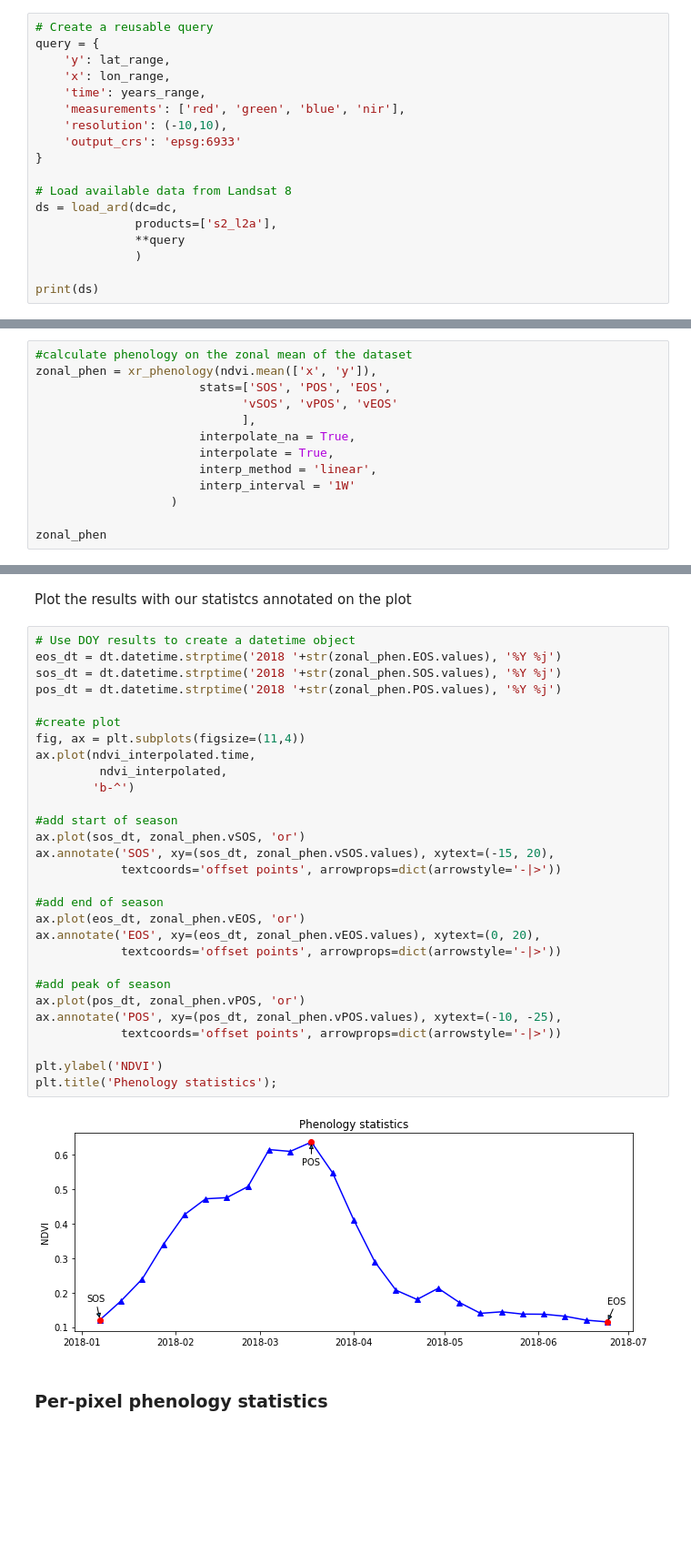
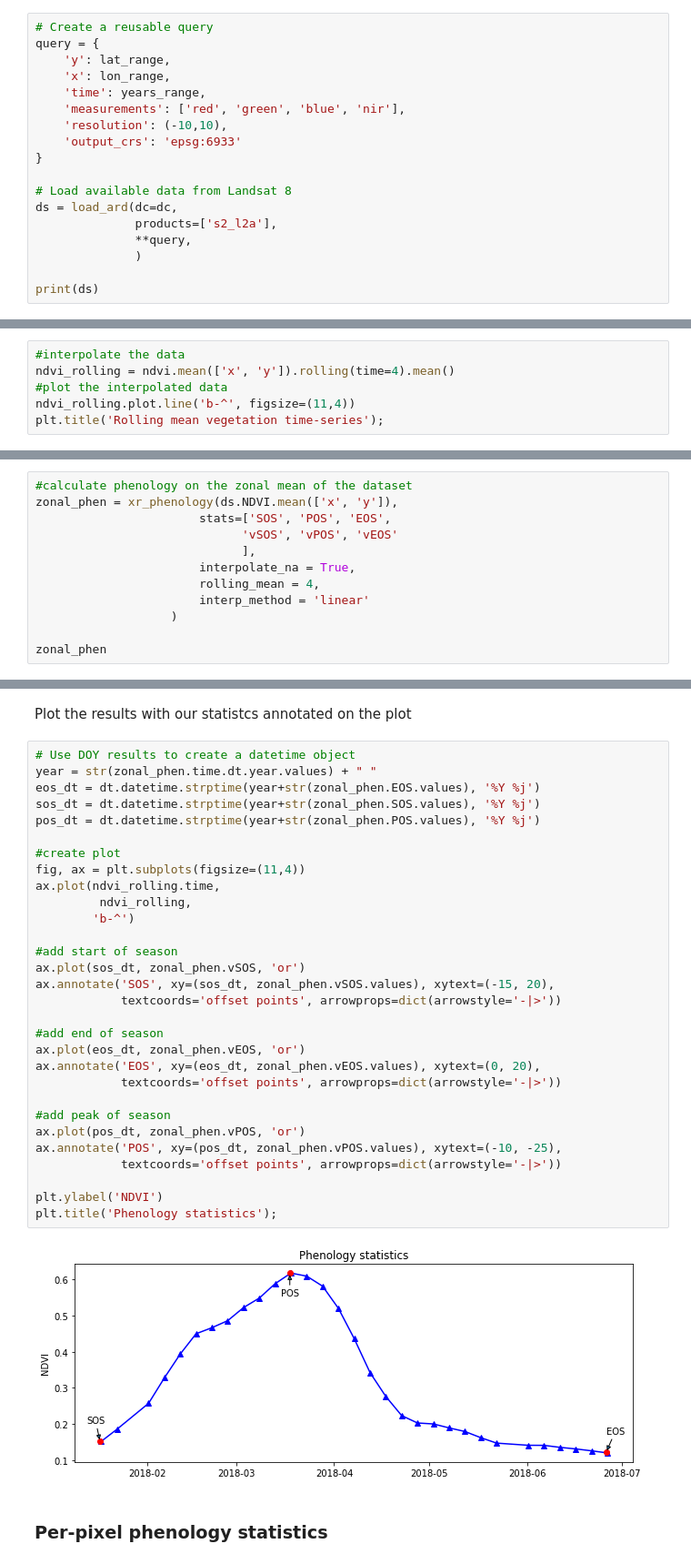
Before and after one commit to digitalearthafrica/deafrica-sandbox-notebooks, a Jupyter notebook: Real_world_examples/Vegetation_phenology.ipynb, the cells around one changed output, grey strips where cells are left out. Shown at 91% size. Saved outputs shown, nothing was run; the diff lists cells and outputs as text; blank space fills up the shorter version.

Commit message:
add rolling average option

```diff
--- a/Real_world_examples/Vegetation_phenology.ipynb
+++ b/Real_world_examples/Vegetation_phenology.ipynb
@@ -121,7 +121,7 @@ query = {
 # Load available data from Landsat 8
 ds = load_ard(dc=dc,
               products=['s2_l2a'],
-              **query
+              **query,
               )
 
 print(ds)
@@ -209,0 +227,6 @@ plt.title('Interpolated vegetation timeseries');
+# %%
+#interpolate the data
+ndvi_rolling = ndvi.mean(['x', 'y']).rolling(time=4).mean()
+#plot the interpolated data
+ndvi_rolling.plot.line('b-^', figsize=(11,4))
+plt.title('Rolling mean vegetation time-series');
@@ -233,14 +258,13 @@ The `xr_phenology` function also allows for interpolating the time-series and fi
 To help us understand what these statistics refer too, lets first pass the simpler zonal time-series to the function and plot the results on the same curves as above.
 # %%
 #calculate phenology on the zonal mean of the dataset
-zonal_phen = xr_phenology(ndvi.mean(['x', 'y']),
+zonal_phen = xr_phenology(ds.NDVI.mean(['x', 'y']),
                        stats=['SOS', 'POS', 'EOS',
                              'vSOS', 'vPOS', 'vEOS'
                              ],
                        interpolate_na = True,
-                       interpolate = True,
-                       interp_method = 'linear',
-                       interp_interval = '1W'
+                       rolling_mean = 4,
+                       interp_method = 'linear'
                    )
 
 zonal_phen
@@ -263,35 +287,36 @@ Data variables:
 Plot the results with our statistcs annotated on the plot
 # %%
 # Use DOY results to create a datetime object
-eos_dt = dt.datetime.strptime('2018 '+str(zonal_phen.EOS.values), '%Y %j')
-sos_dt = dt.datetime.strptime('2018 '+str(zonal_phen.SOS.values), '%Y %j')
-pos_dt = dt.datetime.strptime('2018 '+str(zonal_phen.POS.values), '%Y %j')
+year = str(zonal_phen.time.dt.year.values) + " "
+eos_dt = dt.datetime.strptime(year+str(zonal_phen.EOS.values), '%Y %j')
+sos_dt = dt.datetime.strptime(year+str(zonal_phen.SOS.values), '%Y %j')
+pos_dt = dt.datetime.strptime(year+str(zonal_phen.POS.values), '%Y %j')
 
 #create plot
 fig, ax = plt.subplots(figsize=(11,4))
-ax.plot(ndvi_interpolated.time,
-         ndvi_interpolated,
+ax.plot(ndvi_rolling.time,
+         ndvi_rolling,
         'b-^')
 
 #add start of season
 ax.plot(sos_dt, zonal_phen.vSOS, 'or')
 ax.annotate('SOS', xy=(sos_dt, zonal_phen.vSOS.values), xytext=(-15, 20),
             textcoords='offset points', arrowprops=dict(arrowstyle='-|>'))
 
 #add end of season
 ax.plot(eos_dt, zonal_phen.vEOS, 'or')
 ax.annotate('EOS', xy=(eos_dt, zonal_phen.vEOS.values), xytext=(0, 20),
             textcoords='offset points', arrowprops=dict(arrowstyle='-|>'))
 
 #add peak of season
 ax.plot(pos_dt, zonal_phen.vPOS, 'or')
 ax.annotate('POS', xy=(pos_dt, zonal_phen.vPOS.values), xytext=(-10, -25),
             textcoords='offset points', arrowprops=dict(arrowstyle='-|>'))
 
 plt.ylabel('NDVI')
 plt.title('Phenology statistics');
 # %% [output]
-[figure, old version]
+[figure, new version]
 # %% [markdown]
 ### Per-pixel phenology statistics
 # %%
```
Also changed, not shown: parts of 20 cells of this notebook, 1 other file.
